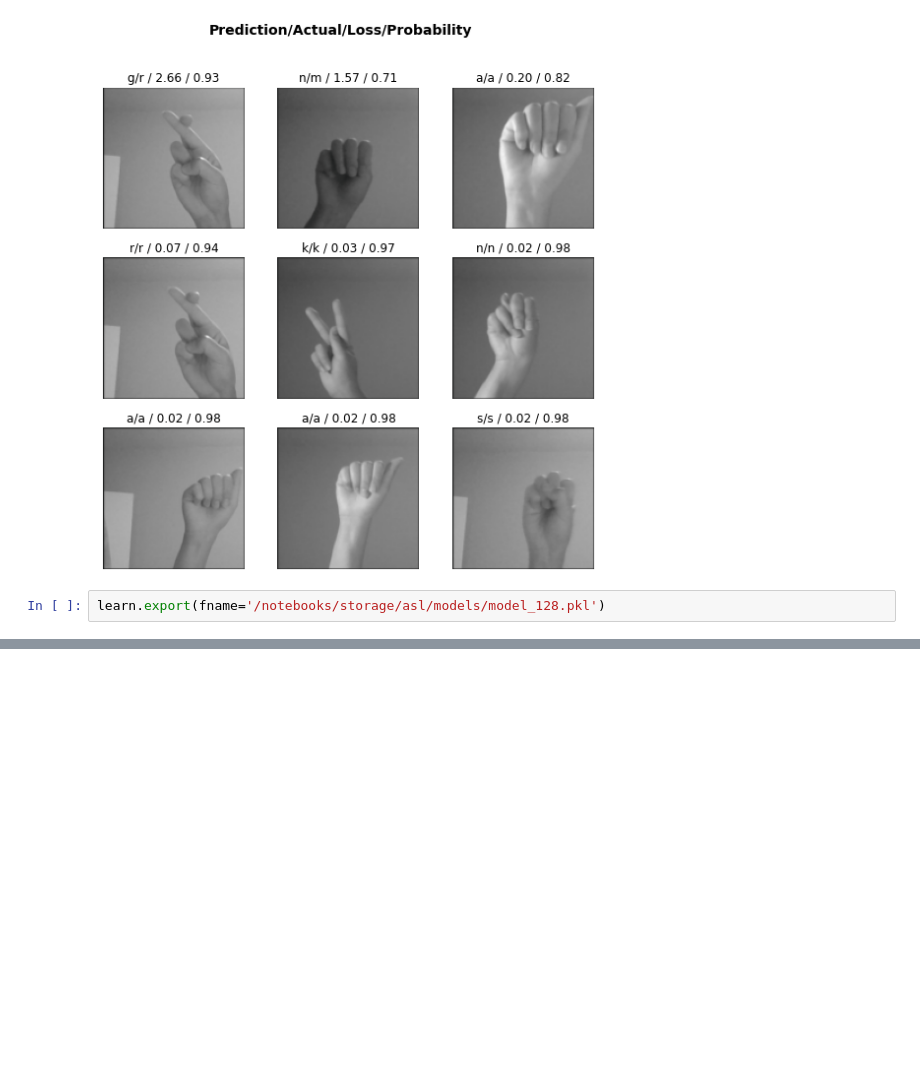
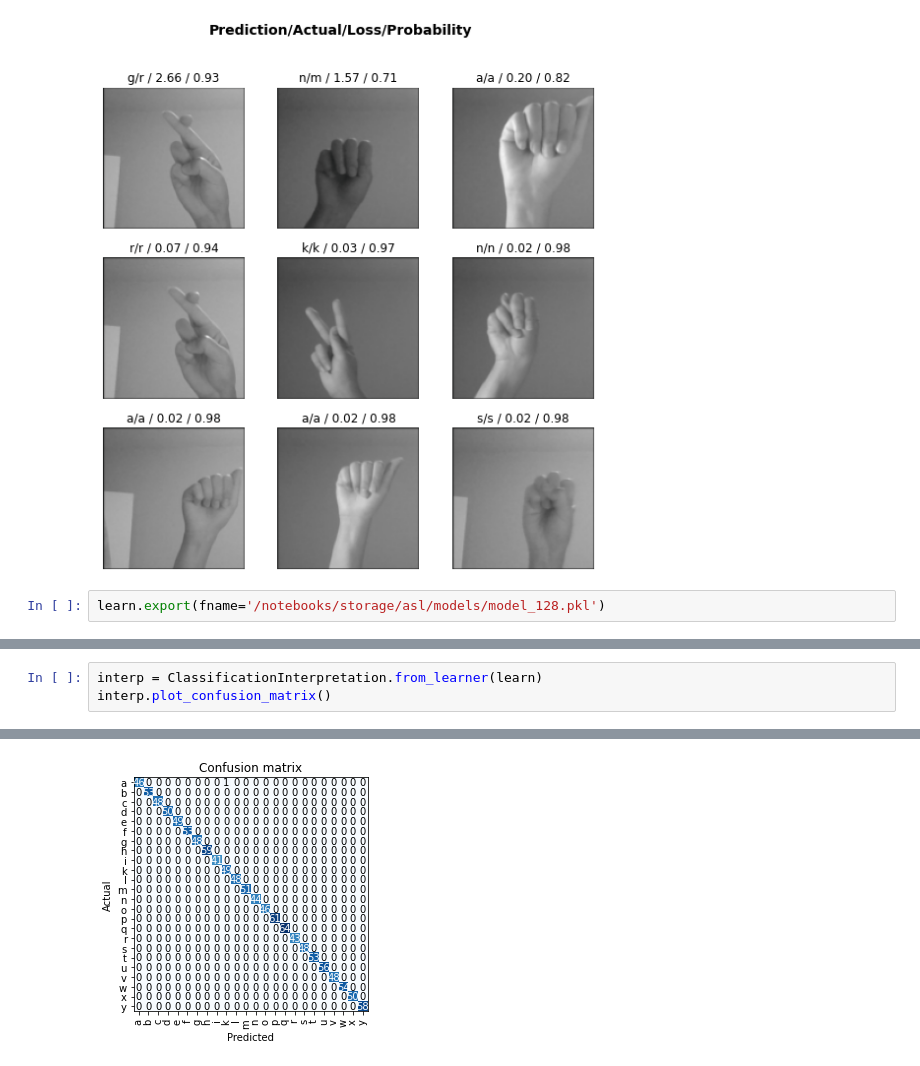
Before and after one commit to gracekang2/asl-alphabet-classifier, a Jupyter notebook: train_model.ipynb, the cells around one changed output, grey strips where cells are left out. Drawn from its saved outputs; the diff is of its cells as text; blank space fills up the shorter version.

```diff
--- a/train_model.ipynb
+++ b/train_model.ipynb
@@ -50,0 +76,4 @@ learn.export(fname='/notebooks/storage/asl/models/model_128.pkl')
+# %%
+interp = ClassificationInterpretation.from_learner(learn)
+interp.plot_confusion_matrix()
+# %% [output]
@@ -50,0 +81 @@ learn.export(fname='/notebooks/storage/asl/models/model_128.pkl')
+[figure, added]
```
Also changed, not shown: parts of 7 cells of this notebook, 1 other file.
